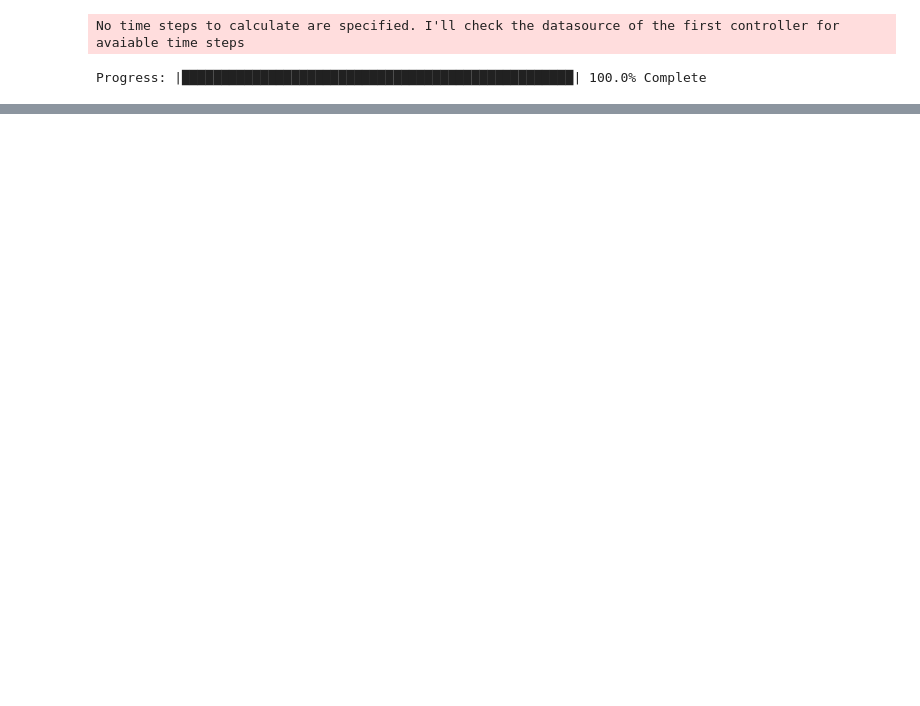
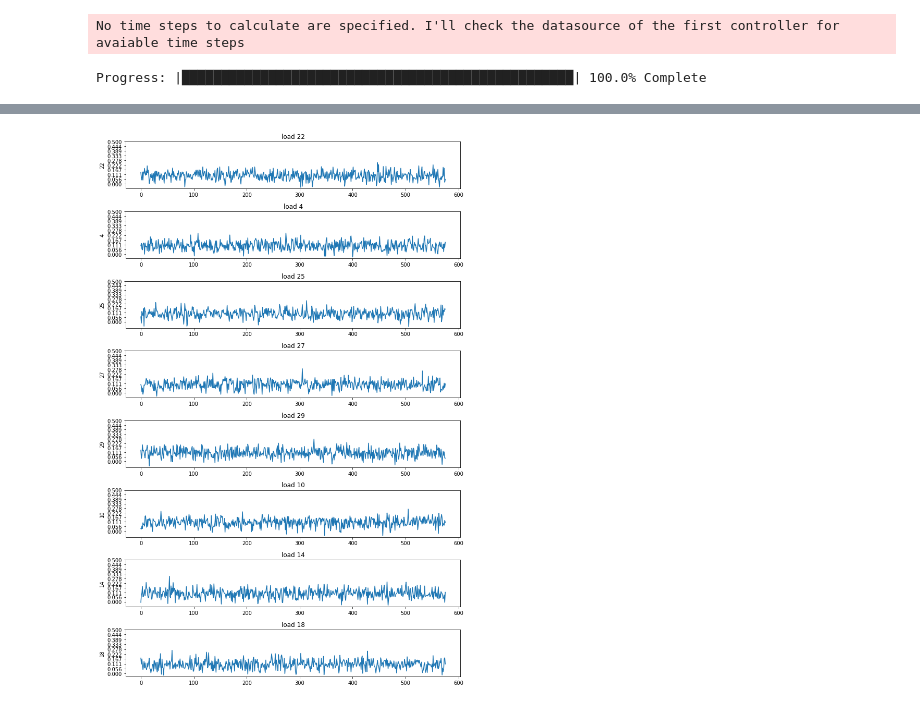
Before and after one commit to eddie-atkinson/honours-research, a Jupyter notebook: notebooks/33_bus/33 bus.ipynb, the cells around one changed output, grey strips where cells are left out. Drawn from its saved outputs; the diff is of its cells as text; code cells hidden in the pictures; blank space fills up the shorter version.

```diff
--- a/notebooks/33_bus/33 bus.ipynb
+++ b/notebooks/33_bus/33 bus.ipynb
@@ -110,0 +103,4 @@ plot_element("p_mw", "load", [0, 5, 2, 8, 10], 0, 0.5)
+# %%
+plot_element("p_mw", "load", adjacent_pv_buses, 0, 0.5)
+# %% [output]
+[figure, added]
```
Also changed, not shown: parts of 15 cells of this notebook, 7 other files.
